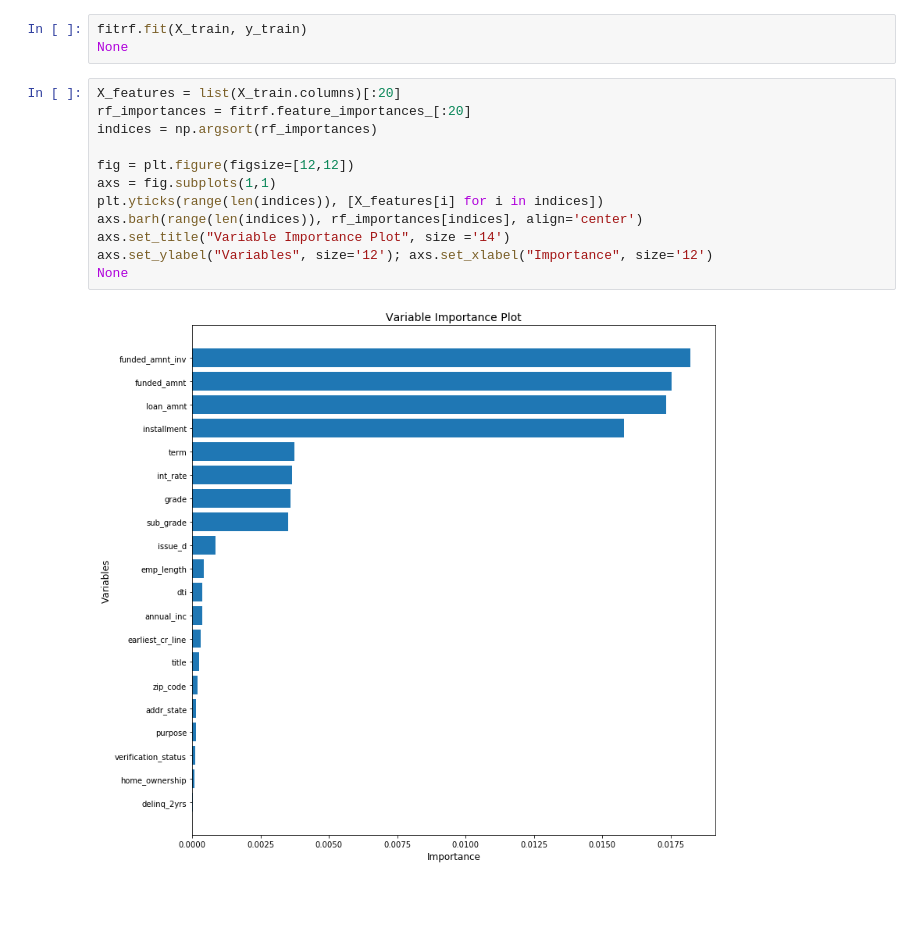
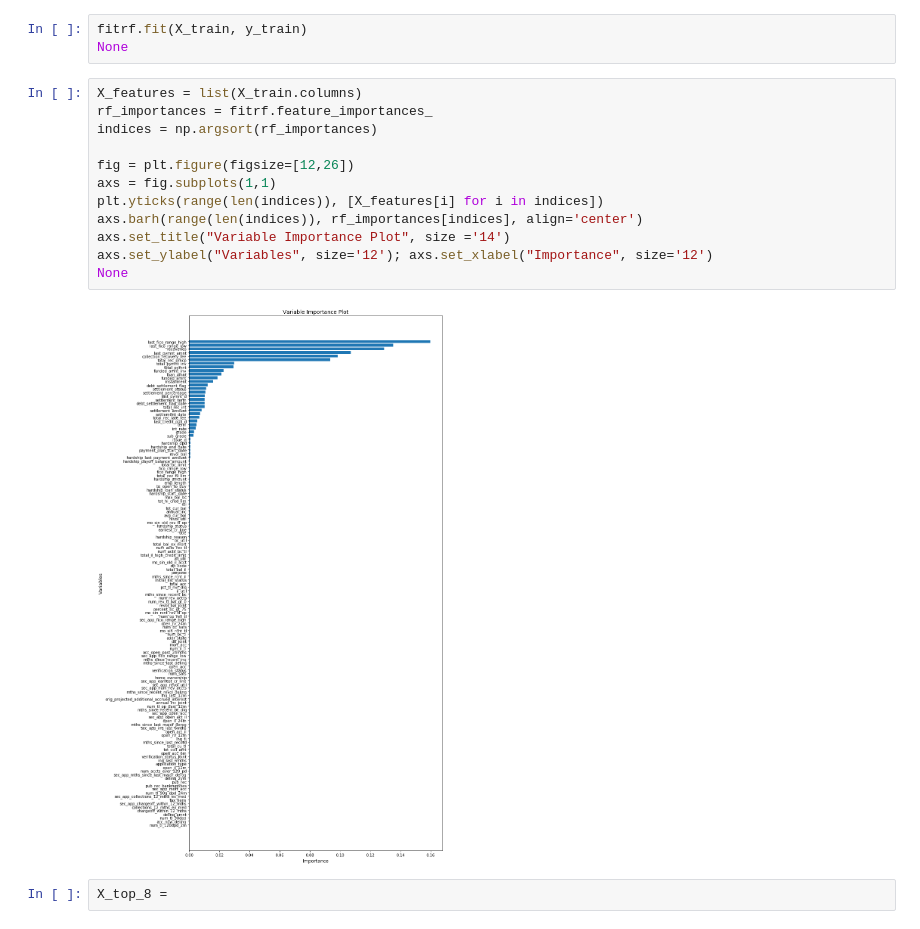
Before and after one commit to MartynJJ/ML_Project, a Jupyter notebook: Variable_Importance.ipynb, the cells around one changed output. Cells and saved outputs as stored; diff of their text form; blank space fills up the shorter version.

Commit message:
variable importance updated

```diff
--- a/Variable_Importance.ipynb
+++ b/Variable_Importance.ipynb
@@ -158,16 +158,18 @@ fitrf = RandomForestClassifier(n_estimators = 500, oob_score = True, min_samples
 fitrf.fit(X_train, y_train)
 None
 # %%
-X_features = list(X_train.columns)[:20]
-rf_importances = fitrf.feature_importances_[:20]
+X_features = list(X_train.columns)
+rf_importances = fitrf.feature_importances_
 indices = np.argsort(rf_importances)
 
-fig = plt.figure(figsize=[12,12])
+fig = plt.figure(figsize=[12,26])
 axs = fig.subplots(1,1)
 plt.yticks(range(len(indices)), [X_features[i] for i in indices])
 axs.barh(range(len(indices)), rf_importances[indices], align='center')
 axs.set_title("Variable Importance Plot", size ='14')
 axs.set_ylabel("Variables", size='12'); axs.set_xlabel("Importance", size='12')
 None
 # %% [output]
-[figure, old version]
+[figure, new version]
+# %%
+X_top_8 =
```
Also changed, not shown: parts of 1 cell of this notebook.
